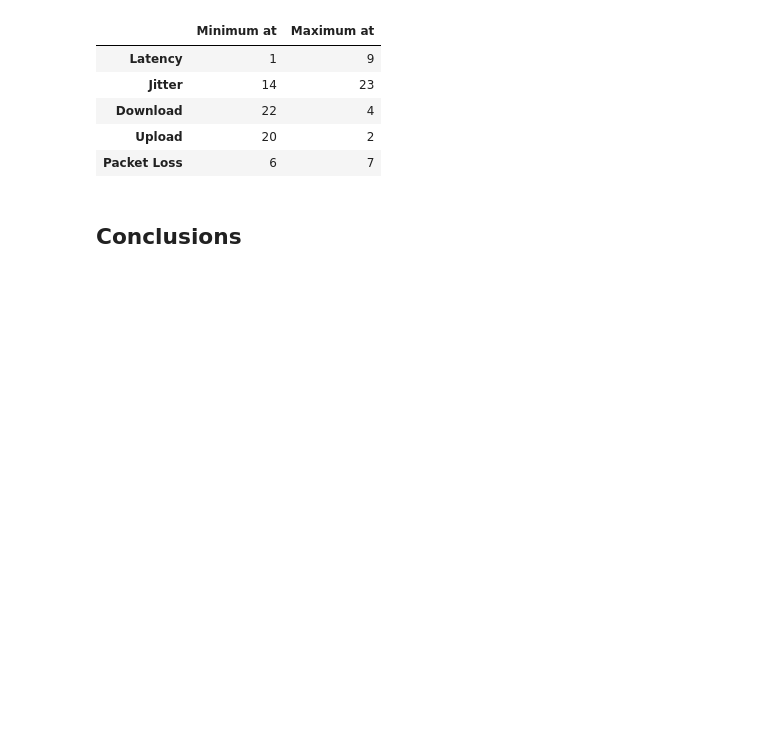
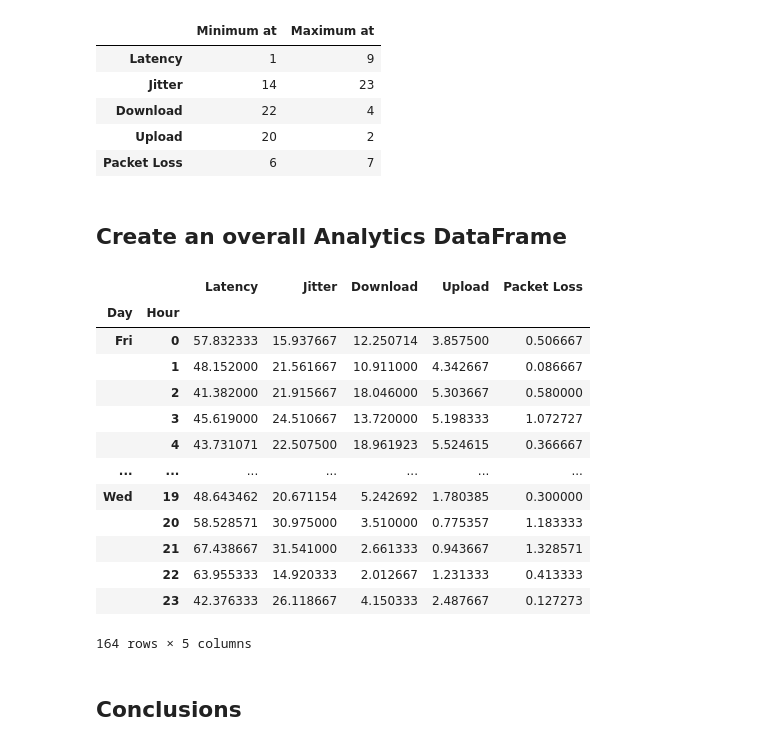
Before and after one commit to shanthiii/Internet-Analysis-Project, a Jupyter notebook: Internet_Analysis.ipynb, the cells around one changed output. Drawn from its saved outputs; the diff is of its cells as text; code cells hidden in the pictures; blank space fills up the shorter version.

```diff
--- a/Internet_Analysis.ipynb
+++ b/Internet_Analysis.ipynb
@@ -202,6 +212,26 @@ display(pd.DataFrame({'Minimum at':hour_analytics.idxmin(),'Maximum at':hour_ana
 | Download | 22 | 4 |
 | Upload | 20 | 2 |
 | Packet Loss | 6 | 7 |
+# %% [markdown]
+## Create an overall Analytics DataFrame
+# %%
+analytics=data.groupby(['Day', 'Hour']).agg(dict.fromkeys(['Latency','Jitter','Download','Upload','Packet Loss'], 'mean'))
+display(analytics)
+# %% [output]
+|  |  | Latency | Jitter | Download | Upload | Packet Loss |
+| Day | Hour |  |  |  |  |  |
+| Fri | 0 | 57.832333 | 15.937667 | 12.250714 | 3.857500 | 0.506667 |
+|  | 1 | 48.152000 | 21.561667 | 10.911000 | 4.342667 | 0.086667 |
+|  | 2 | 41.382000 | 21.915667 | 18.046000 | 5.303667 | 0.580000 |
+|  | 3 | 45.619000 | 24.510667 | 13.720000 | 5.198333 | 1.072727 |
+|  | 4 | 43.731071 | 22.507500 | 18.961923 | 5.524615 | 0.366667 |
+| ... | ... | ... | ... | ... | ... | ... |
+| Wed | 19 | 48.643462 | 20.671154 | 5.242692 | 1.780385 | 0.300000 |
+|  | 20 | 58.528571 | 30.975000 | 3.510000 | 0.775357 | 1.183333 |
+|  | 21 | 67.438667 | 31.541000 | 2.661333 | 0.943667 | 1.328571 |
+|  | 22 | 63.955333 | 14.920333 | 2.012667 | 1.231333 | 0.413333 |
+|  | 23 | 42.376333 | 26.118667 | 4.150333 | 2.487667 | 0.127273 |
+164 rows × 5 columns
 # %% [markdown]
 ## Conclusions
 # %% [markdown]
```
Also changed, not shown: parts of 4 cells of this notebook.
